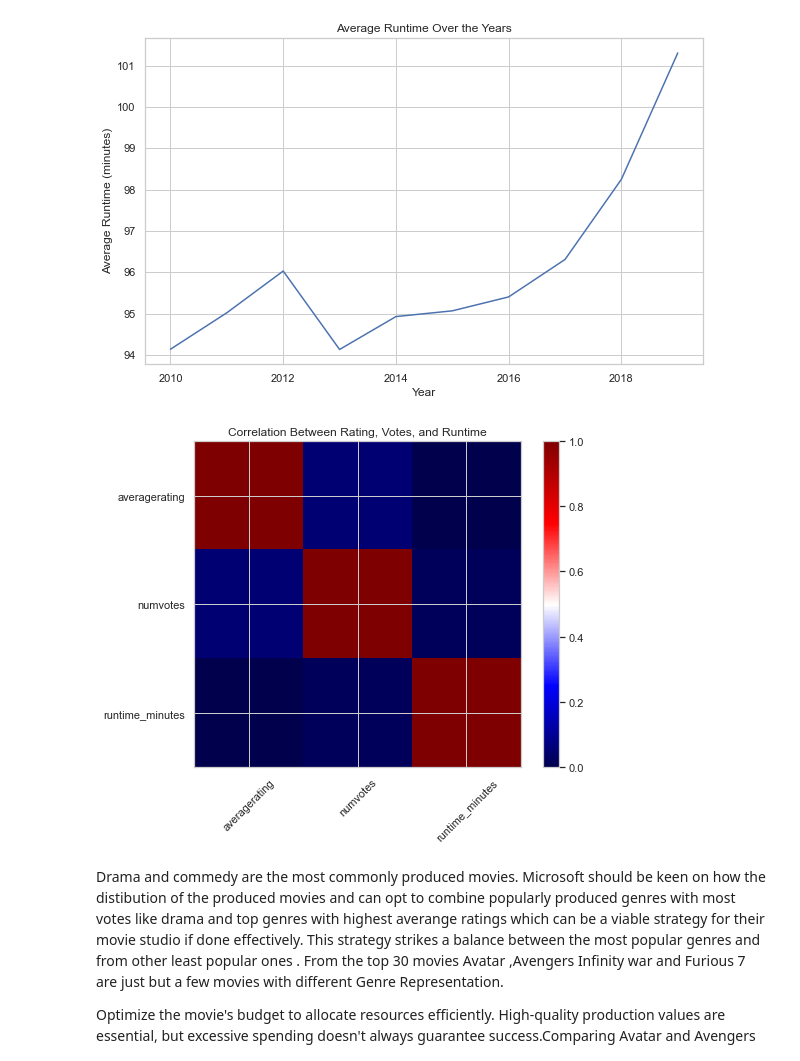
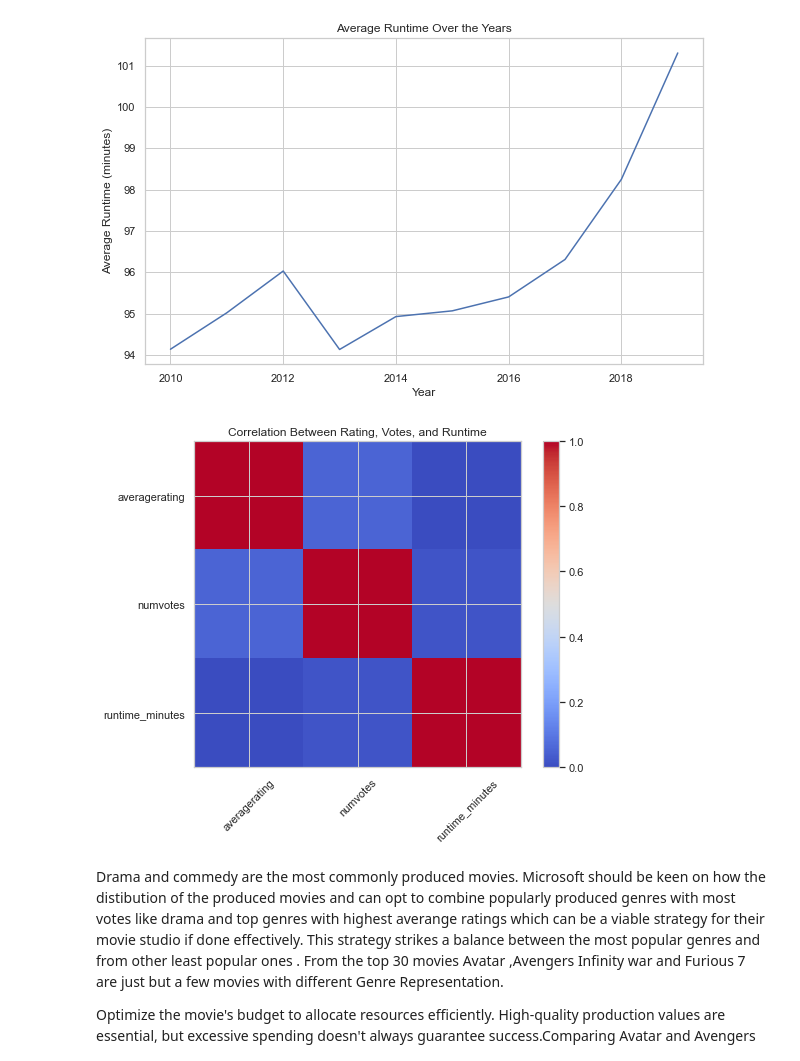
Before and after one commit to Iswana-O/dsc-phase-1-project, a Jupyter notebook: MICROSOFT MOVIE STUDIO ANALYSIS.ipynb, the cells around one changed output. Saved outputs shown, nothing was run; the diff lists cells and outputs as text; code cells hidden in the pictures.

```diff
--- a/MICROSOFT MOVIE STUDIO ANALYSIS.ipynb
+++ b/MICROSOFT MOVIE STUDIO ANALYSIS.ipynb
@@ -623,15 +631,16 @@ plt.show()
 # %%
 # Correlation Between Rating, Votes, and Runtime
 corr_matrix = movies_df[['averagerating', 'numvotes', 'runtime_minutes']].corr()
 plt.figure(figsize=(8, 6))
-plt.imshow(corr_matrix, cmap='seismic', interpolation='none')
+plt.imshow(corr_matrix, cmap='coolwarm', interpolation='none')
 plt.colorbar()
 plt.xticks(range(len(corr_matrix)), corr_matrix.columns, rotation=45)
 plt.yticks(range(len(corr_matrix)), corr_matrix.columns)
 plt.title('Correlation Between Rating, Votes, and Runtime')
+plt.savefig('IMAGES/Correlation Between Rating,Votes and Runtime.png')
 plt.show()
 # %% [output]
-[figure, old version]
+[figure, new version]
 # %% [markdown]
 Drama and commedy are the most commonly produced movies. Microsoft should be keen on how the distibution of the produced movies and can opt to combine popularly produced genres  with most votes like drama and top genres with highest averange ratings  which can be a viable strategy for their movie studio if done effectively. This strategy strikes a balance between the most popular genres and from other least popular ones . From the top 30 movies Avatar ,Avengers Infinity war and Furious 7 are just but a few movies with different Genre Representation.
 
```
Also changed, not shown: parts of 13 cells of this notebook, 14 other files.
